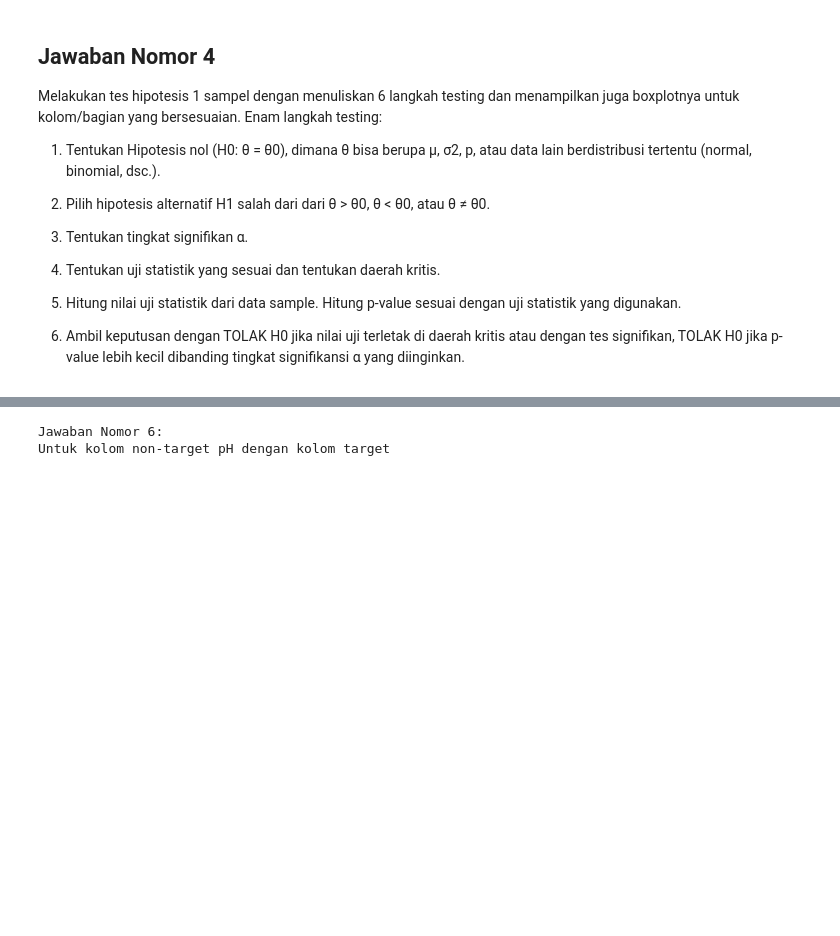
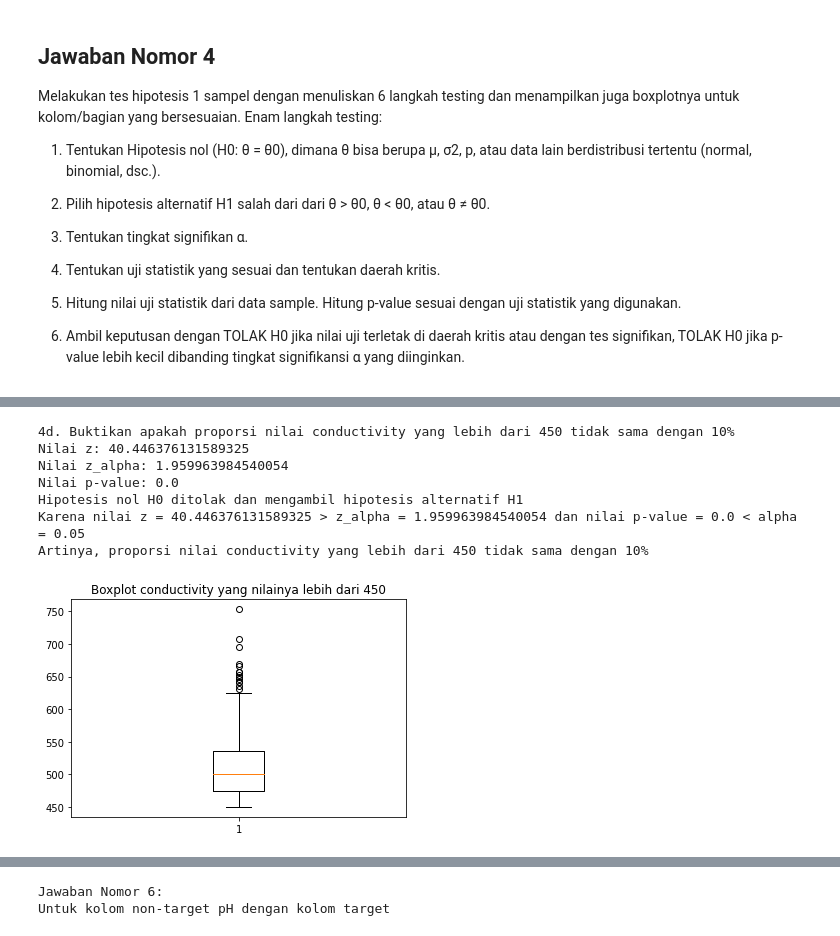
Before and after one commit to LordGedelicious/Tugas-Besar-Probstat-, a Jupyter notebook: main.ipynb, the cells around one changed output, grey strips where cells are left out. Cells and saved outputs as stored; diff of their text form; code cells hidden in the pictures; blank space fills up the shorter version.

```diff
--- a/main.ipynb
+++ b/main.ipynb
@@ -246,0 +343,66 @@ else:
+# %%
+# 4d. Buktikan apakah proporsi nilai conductivity yang lebih dari 450 tidak sama dengan 10%
+print("4d. Buktikan apakah proporsi nilai conductivity yang lebih dari 450 tidak sama dengan 10%")
+conductAbove450Data = data.loc[data['conductivity'] > 450]
+
+# Langkah 1 : Tentukan hipotesis nol H0
+# Untuk kasus ini, karena kita membandingkan proporsi nilai conductivity yang lebih besar dari 450 dengan kuantitas 10%, maka hipotesis nol adalah p = p0 dengan p0 = 10% atau 1 dari 10
+
+# Langkah 2 : Tentukan hipotesis alternatif H1
+# Untuk kasus ini, kita menggunakan hipotesis alternatif H1 p ≠ p0 atau p ≠ 0.1
+
+# Langkah 3 : Tentukan tingkat signifikan α
+# Untuk kasus ini, kita menggunakan tingkat signifikan α = 0.05
+alpha = 0.05
+
+# Langkah 4 : Tentukan uji statistik yang sesuai dan tentukan daerah kritis
+# Bila ingin menolak H0 kasus ini, maka daerah kritis yang harus dipenuhi adalah p_value lebih kecil dari alpha
+# p_value dapat dihitung dengan menggunakan distribusi binomial untuk n kecil
+# p_value = 2P(X <= x, p=p0) untuk x < n * p0, atau
+# p_value = 2P(X >= x, p=p0) untuk x > n * p0
+# Untuk n bernilai besar, dapat digunakan aproksimasi Z_score dengan pendekatan binomial menuju distribusi normal
+# z_score = (x - n * p0) / sqrt(n * p0 * (1 - p0))
+# Untuk H1 p ≠ p0, daerah kritisnya adalah z < -z_(alpha/2) atau z > z_(alpha/2)
+x = len(conductAbove450Data['conductivity'])
+n = len(data['conductivity'])
+p0 = 0.1
+
+# Langkah 5 : Hitung nilai uji statistik dari data sample (z-score) dan hitung p-value
+z_score = (x - n * p0) / math.sqrt(n * p0 * (1 - p0))
+z_alpha_score = st.norm.ppf(1 - alpha / 2)
+if z_score > 0:
+    p_value = 2 * st.norm.sf(z_score)
+else:
+    p_value = 2 * st.norm.cdf(z_score)
+
+print("Nilai z: {z}".format(z=z_score))
+print("Nilai z_alpha: {z_alpha}".format(z_alpha=z_alpha_score))
+print("Nilai p-value: {p_value}".format(p_value=p_value))
+
+# Langkah 6 : Pengambilan keputusan
+if z_score > z_alpha_score or z_score < -1 * z_alpha_score:
+    if p_value > alpha:
+        print("Hipotesis nol H0 gagal ditolak")
+        print("Karena meskipun nilai z = {z} > z_alpha = {z_alpha}, nilai p-value = {p_value} > alpha = {alpha}".format(z=z_score, z_alpha=z_alpha_score, p_value=p_value, alpha=alpha))
+    else:
+        print("Hipotesis nol H0 ditolak dan mengambil hipotesis alternatif H1")
+        print("Karena nilai z = {z} > z_alpha = {z_alpha} dan nilai p-value = {p_value} < alpha = {alpha}".format(z=z_score, z_alpha=z_alpha_score, p_value=p_value, alpha=alpha))
+        print("Artinya, proporsi nilai conductivity yang lebih dari 450 tidak sama dengan 10%")
+else:
+    print("Hipotesis nol H0 diterima karena nilai z = {z} <= z_alpha = {z_alpha}".format(z=z_score, z_alpha=z_alpha_score))
+    print("Artinya, proporsi nilai conductivity yang lebih dari 450 sama dengan 10%")
+
+# Penampilan Boxplot
+plt.boxplot(conductAbove450Data['conductivity'])
+plt.title("Boxplot conductivity yang nilainya lebih dari 450")
+plt.show()
+# Dapat dilihat dari boxplot bahwa rata-rata (garis tengah pada kotak) hardness sedikit tidak sama dengan 205
+# %% [output]
+4d. Buktikan apakah proporsi nilai conductivity yang lebih dari 450 tidak sama dengan 10%
+Nilai z: 40.446376131589325
+Nilai z_alpha: 1.959963984540054
+Nilai p-value: 0.0
+Hipotesis nol H0 ditolak dan mengambil hipotesis alternatif H1
+Karena nilai z = 40.446376131589325 > z_alpha = 1.959963984540054 dan nilai p-value = 0.0 < alpha = 0.05
+Artinya, proporsi nilai conductivity yang lebih dari 450 tidak sama dengan 10%
+[figure, added]
```
Also changed, not shown: parts of 5 cells of this notebook.
